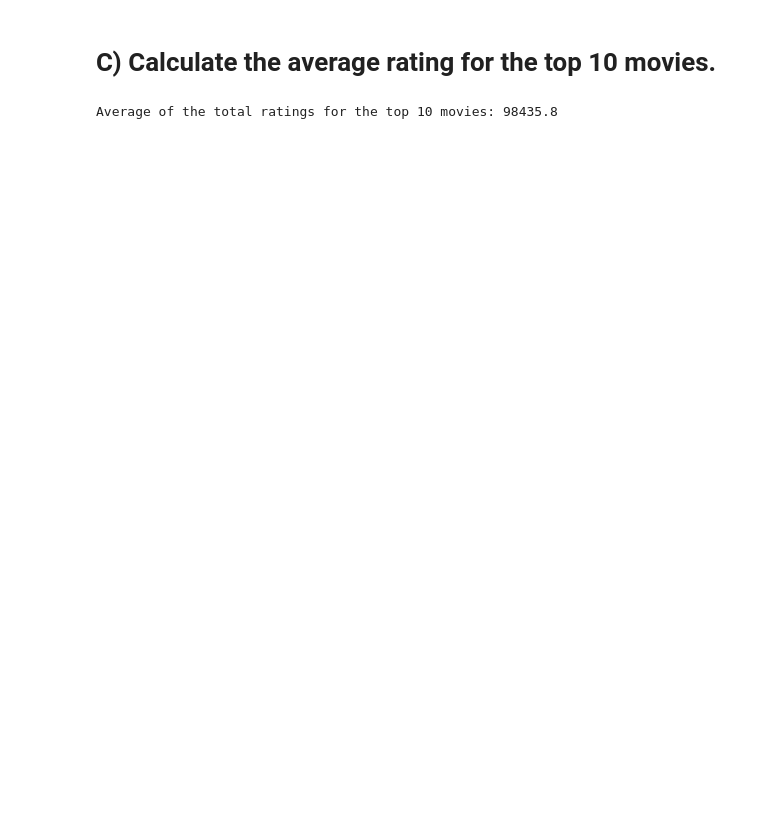
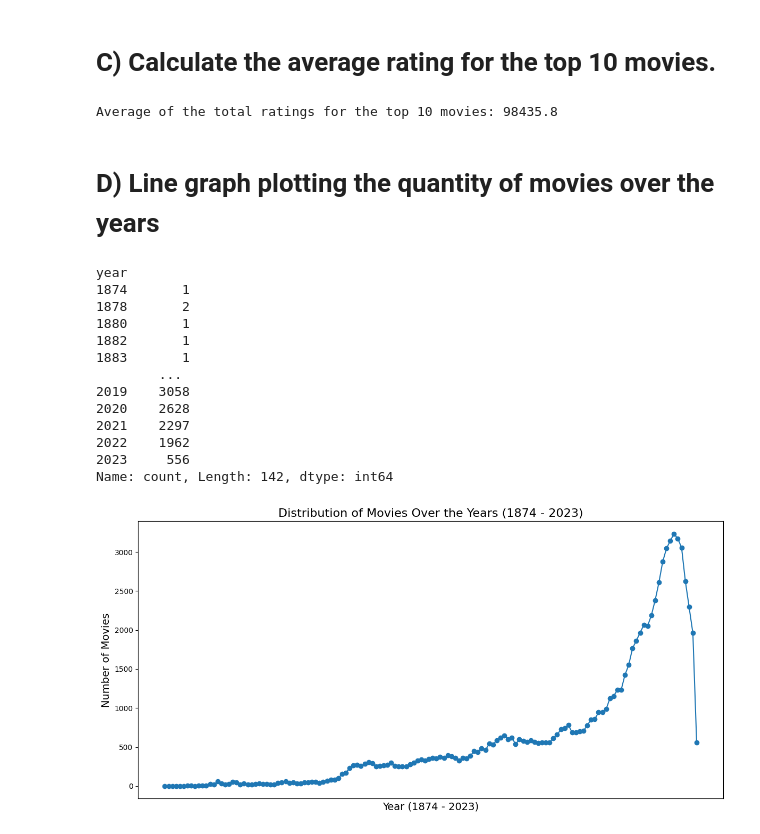
Before and after one commit to KevinKinnunen/AI-Kevin-Kinnunen-OPA23, a Jupyter notebook: labs/lab1/recommender_system.ipynb, the cells around one changed output. Saved outputs shown, nothing was run; the diff lists cells and outputs as text; code cells hidden in the pictures; blank space fills up the shorter version.

```diff
--- a/labs/lab1/recommender_system.ipynb
+++ b/labs/lab1/recommender_system.ipynb
@@ -101,3 +105,48 @@ average_rating_top_10_movies = total_ratings_top_10_movies / len(top_10_movies_w
 print("Average of the total ratings for the top 10 movies:", average_rating_top_10_movies)
 # %% [output]
 Average of the total ratings for the top 10 movies: 98435.8
+# %% [markdown]
+# D) Line graph plotting the quantity of movies over the years
+# %%
+def extract_year(title):
+    year_pattern = r'\((\d{4})\)'  # Regular expression pattern to match four-digit years within parentheses
+    match = re.search(year_pattern, title)
+    if match:
+        return match.group(1)  # Extract the matched year
+    else:
+        return None  # Return None if no match is found
+
+# Extract years from titles
+df_movies['year'] = df_movies['title'].apply(extract_year)
+
+# Count the occurrences of each year
+movies_per_year = df_movies['year'].value_counts().sort_index()
+print(movies_per_year)
+
+# Line plot
+plt.figure(figsize=(12, 6))
+plt.plot(movies_per_year.index, movies_per_year.values, marker='o', linestyle='-')
+
+plt.xlabel('Year (1874 - 2023)', fontsize=14)
+plt.ylabel('Number of Movies', fontsize=14)
+plt.title(f'Distribution of Movies Over the Years (1874 - 2023)', fontsize=16) # Title
+
+plt.xticks([])  # Remove x-axis labels
+
+plt.tight_layout()
+plt.show()
+# %% [output]
+year
+1874       1
+1878       2
+1880       1
+1882       1
+1883       1
+        ...
+2019    3058
+2020    2628
+2021    2297
+2022    1962
+2023     556
+Name: count, Length: 142, dtype: int64
+[figure, added]
```
Also changed, not shown: parts of 8 cells of this notebook.
